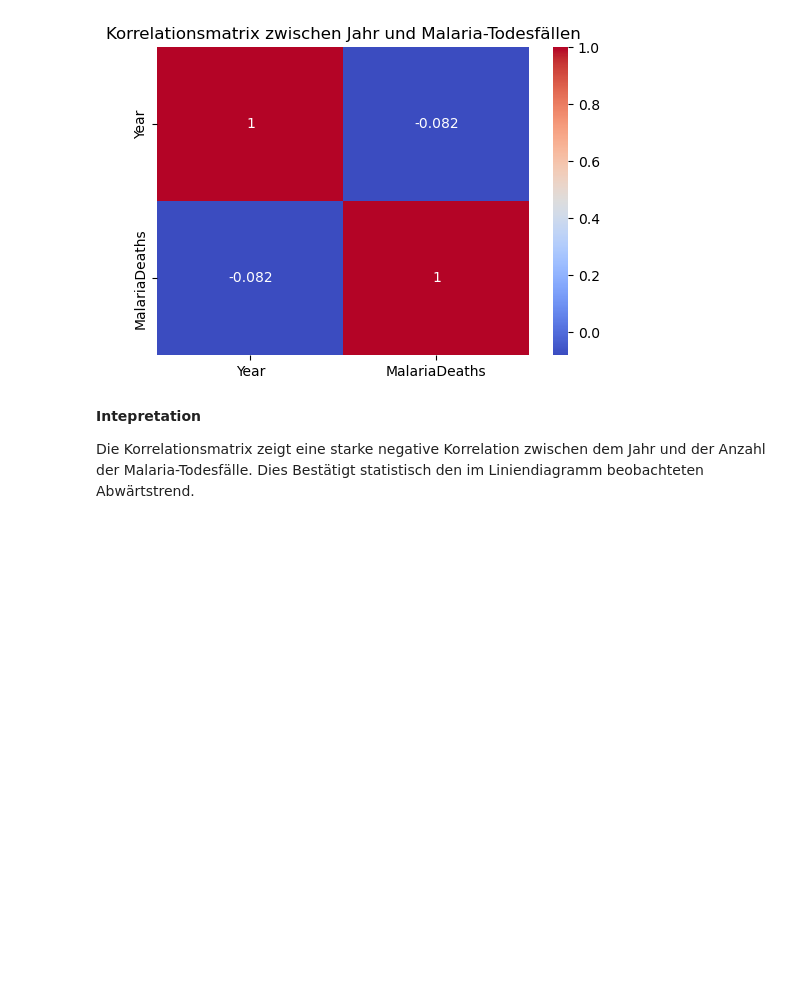
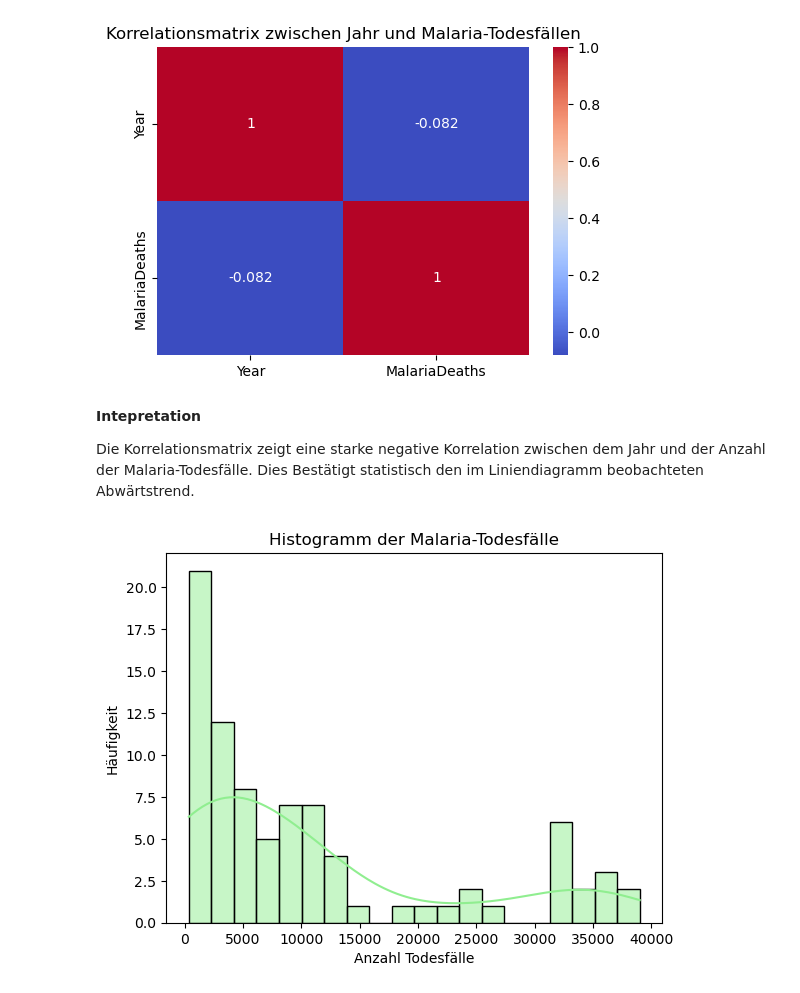
Before and after one commit to kipisha/Informatik-1, a Jupyter notebook: LN_Python_malaria.ipynb, the cells around one changed output. Saved outputs shown, nothing was run; the diff lists cells and outputs as text; code cells hidden in the pictures; blank space fills up the shorter version.

```diff
--- a/LN_Python_malaria.ipynb
+++ b/LN_Python_malaria.ipynb
@@ -345,3 +378,11 @@ plt.show()
 **Intepretation**
 
 Die Korrelationsmatrix zeigt eine starke negative Korrelation zwischen dem Jahr und der Anzahl der Malaria-Todesfälle.  Dies Bestätigt statistisch den im Liniendiagramm beobachteten Abwärtstrend.
+# %%
+sns.histplot(df_long['MalariaDeaths'], bins=20, kde=True, color='lightgreen')
+plt.title('Histogramm der Malaria-Todesfälle')
+plt.xlabel('Anzahl Todesfälle')
+plt.ylabel('Häufigkeit')
+plt.show()
+# %% [output]
+[figure, added]
```
Also changed, not shown: parts of 6 cells of this notebook.
